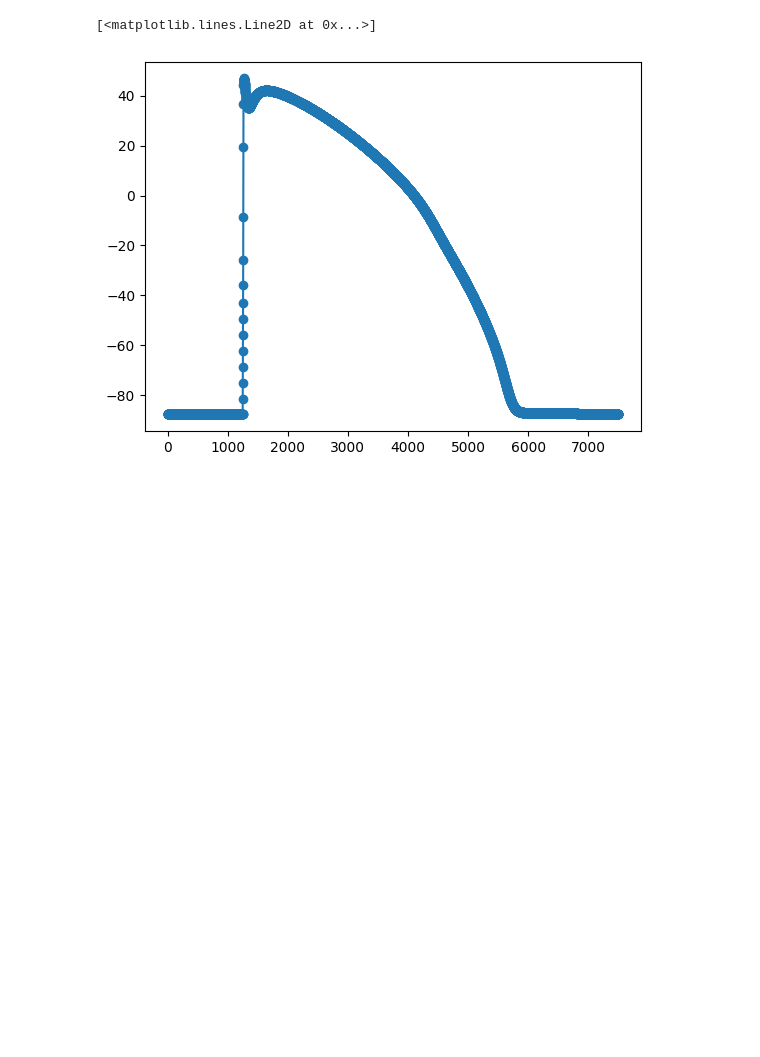
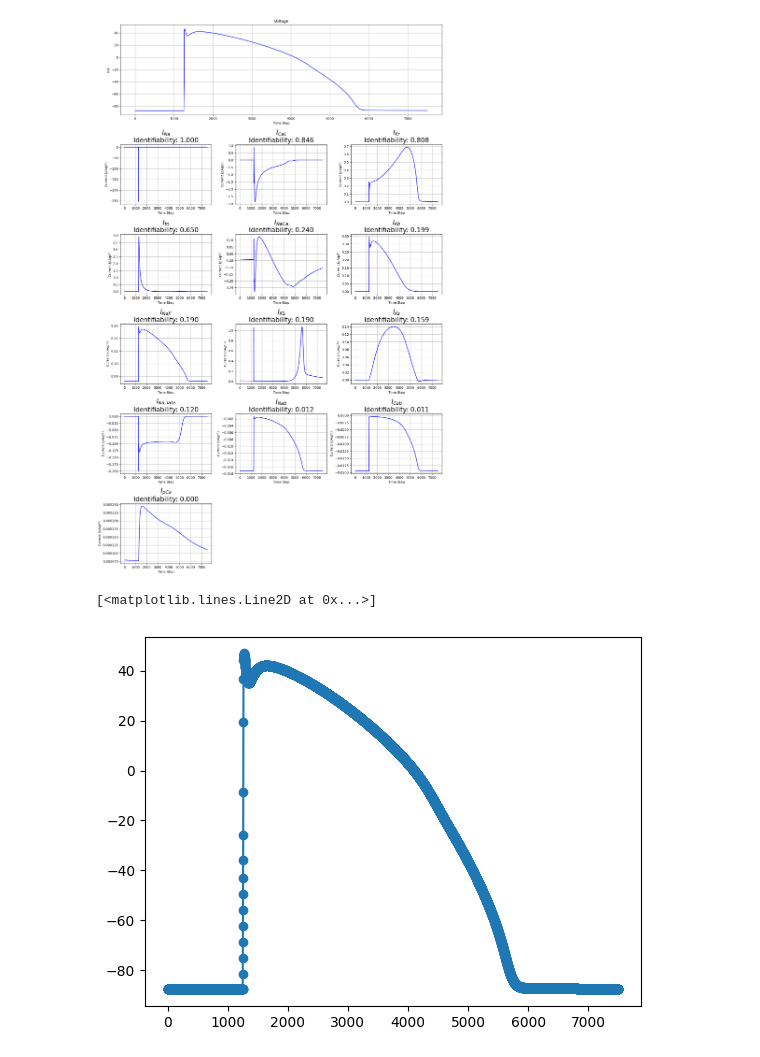
Before and after one commit to William-XiaodongAn/ovvr-sensitivity-analysis, a Jupyter notebook: currents_sensitivity.ipynb, the cells around one changed output. Drawn from its saved outputs; the diff is of its cells as text; code cells hidden in the pictures; blank space fills up the shorter version.

```diff
--- a/currents_sensitivity.ipynb
+++ b/currents_sensitivity.ipynb
@@ -62,35 +157,93 @@ def get_currents(file):
 # %%
-RMSE = []
-for init_cond_intensity in range(65,90):
-    file = 'currents_ovvr_old_' + str(init_cond_intensity) + '.csv'
+import numpy as np
+import matplotlib.pyplot as plt
+
+def get_currents(file):
+    def read_currents_file(filepath):
+        # Read the file content
+        with open(filepath, 'r') as file:
+            # Read the first line to get current names
+            header_line = file.readline().strip()
+
+            # Split the header first by semicolons, then by commas
+            current_groups = header_line.split(';')
+            current_names = []
+            for group in current_groups:
+                currents = [name.strip() for name in group.split(',')]
+                current_names.extend(currents)
+
+            # Initialize dictionary with empty lists for each current
+            data_dict = {name: [] for name in current_names}
+
+            # Read the rest of the lines
+            for line in file:
+                if not line.strip():  # Skip empty lines
+                    continue
+
+                # Split values by semicolon first, then comma
+                value_groups = line.strip().split(';')
+                values = []
+                for group in value_groups:
+                    group_values = [float(val.strip()) for val in group.split(',') if val.strip()]
+                    values.extend(group_values)
+
+                # Add each value to corresponding current's list
+                for name, value in zip(current_names, values):
+                    data_dict[name].append(value)
+
+        # Convert lists to numpy arrays for easier manipulation
+        for name in data_dict:
+            data_dict[name] = np.array(data_dict[name])
+
+        return data_dict
+
+    # Example usage:
+    filepath = file
+    currents_data = read_currents_file(filepath)
+    currents_will_be_used = ["voltage","INa", "Ito", "ICaL", "IKr",'IKs', 'IK1', 'INaCa', 'INaK','INab', 'ICab', 'IKb', 'IpCa','INalate','NA']
+    currents_to_be_deleted = []
+    # Print information about the data
+    print("Available currents:")
+    for current_name, values in currents_data.items():
+        if current_name not in currents_will_be_used:
+            currents_to_be_deleted.append(current_name)
+    for current_name in currents_to_be_deleted:
+        del currents_data[current_name]
+
+    # print the keys of currents_data
+    print("Filtered currents:")
+    for current_name in currents_data.keys():
+        print(f" - {current_name}")
+    for current_name in currents_data.keys():
+        print(f" - {current_name}")
+    return currents_data
+
+def readFile(file):
     currents_data = get_currents(file)
     mask =  -100< currents_data['voltage']
-    matrix = np.zeros((len(currents_data['voltage'][mask]),len(currents_data)-2))  # Exclude voltage
+    if 'NA' in currents_data:
+        del currents_data['NA']
+    matrix = np.zeros((len(currents_data['voltage'][mask]),len(currents_data)-1))  # Exclude voltage
     # assign currents to matrix columns
     for i, (current_name, values) in enumerate(currents_data.items()):
-        if current_name not in ['voltage', 'NA']:
-            matrix[:, i - (1 if 'voltage' in currents_data else 0) - (1 if 'NA' in currents_data else 0)] = values[mask]
+        if current_name not in ['voltage']:
+            matrix[:, i - (1 if 'voltage' in currents_data else 0)] = values[mask]
     U, S, V = np.linalg.svd(matrix)
     def projection_S(v):
         ps = [0] * len(S)
-        for i in range(2,len(V)):
+        for i in [3,4,5,6,7,8,9,10,11,12]:
             ps += np.inner(v,V[i]) / np.inner(V[i],V[i]) * V[i]
         return ps
     identifiability = {}
     for i, (current_name, values) in enumerate(currents_data.items()):
-        if current_name in ['voltage', 'NA']:
+        if current_name in ['voltage']:
             continue
         v_I = [0]*len(S)
-        v_I[i-2] = 1
+        v_I[i-1] = 1
         k = np.linalg.norm(v_I-projection_S(v_I))
         identifiability[current_name] = k
     sorted_identifiability = dict(sorted(identifiability.items(), key=lambda item: item[1], reverse=True))
-    # now we calculate the RMSE between identifiability and correct_identifiability
-    rmse = np.sqrt(np.mean([(identifiability[key] - correct_identifiability[key]) ** 2 for key in identifiability.keys()]))
-    RMSE.append((rmse,currents_data,init_cond_intensity,sorted_identifiability))
-min_rmse = min(RMSE, key=lambda x: x[0])
-rmse,currents_data,init_cond_intensity,sorted_identifiability = min_rmse
-print(f'Minimum RMSE: {rmse} at init_cond_intensity: {init_cond_intensity}')
+    return U,S,V,currents_data,sorted_identifiability
 def plot_sorted_currents_with_identifiability(currents_data, sorted_identifiability):
     # Get currents in sorted order (already sorted by identifiability)
     currents_to_plot = list(sorted_identifiability.keys())
@@ -104,7 +257,7 @@ def plot_sorted_currents_with_identifiability(currents_data, sorted_identifiabil
 
     # Plot voltage across entire first row
     ax_voltage = fig.add_subplot(gs[0, :])
-    ax_voltage.plot(currents_data['voltage'][mask], 'b-')
+    ax_voltage.plot(currents_data['voltage'], 'b-')
     ax_voltage.set_title('Voltage')
     ax_voltage.set_ylabel('mV')
     ax_voltage.set_xlabel('Time Step')
@@ -117,7 +270,7 @@ def plot_sorted_currents_with_identifiability(currents_data, sorted_identifiabil
         ax = fig.add_subplot(gs[row, col])
 
         # Plot the current
-        ax.plot(currents_data[current_name][mask], 'b-')
+        ax.plot(currents_data[current_name], 'b-')
 
         # Set title with identifiability value
         identifiability_value = sorted_identifiability[current_name]
@@ -147,9 +300,9 @@ def plot_sorted_currents_with_identifiability(currents_data, sorted_identifiabil
         ax.grid(True)
 
     plt.tight_layout()
-    plt.savefig('currents_sorted_by_identifiability.png', dpi=300)
+    plt.savefig('currents_ovvr_40.png', dpi=300)
     plt.show()
-
-# Usage:
+U,S,V,currents_data, sorted_identifiability = readFile('currents_ovvr_old_80.csv')
+print(S,'S',V,sorted_identifiability)
 plot_sorted_currents_with_identifiability(currents_data, sorted_identifiability)
 # %% [output]
@@ -157,3 +326,4 @@ FileNotFoundError: [Errno 2] No such file or directory: 'currents_ovvr_old_65.cs
+[figure, added]
 # %%
 # get the time step range where voltage is bigger than -
 mask =  -100< currents_data['voltage']
```
Also changed, not shown: parts of 2 cells of this notebook, 9 other files.
